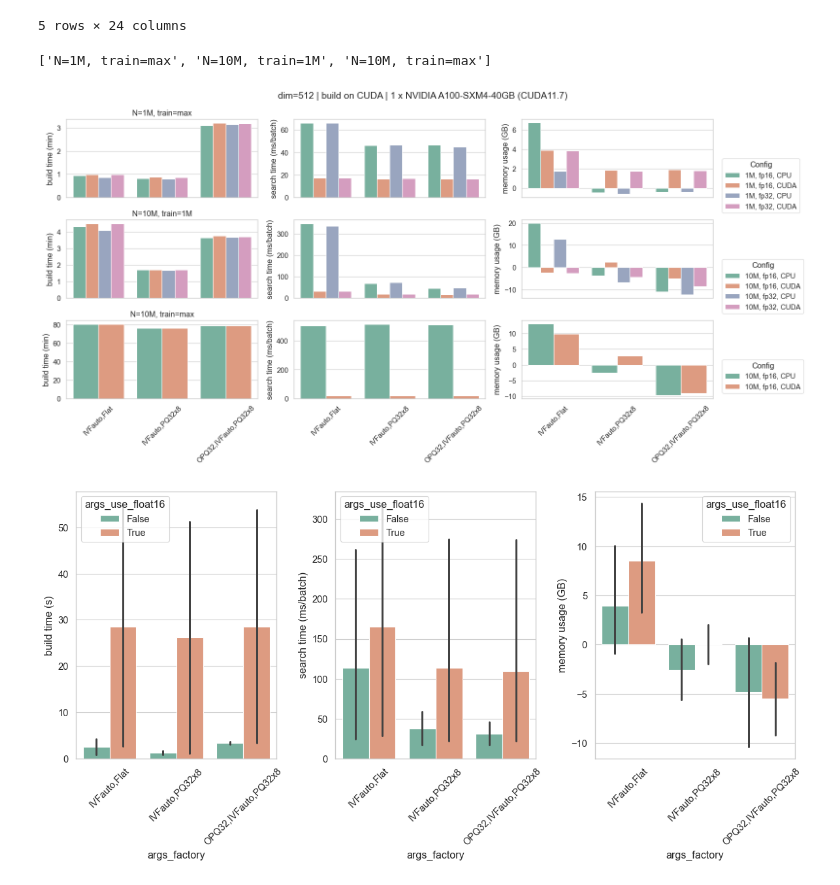
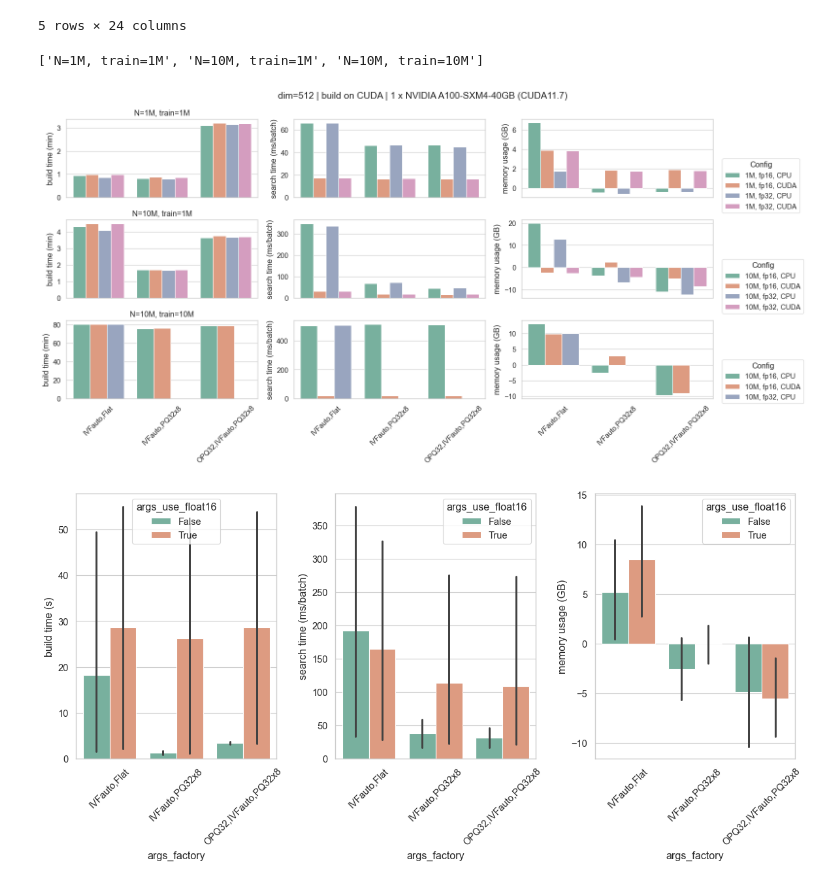
Before and after one commit to VodLM/vod, a Jupyter notebook: investigations/faiss-factory.ipynb, the cells around one changed output. Cells and saved outputs as stored; diff of their text form; code cells hidden in the pictures.

```diff
--- a/investigations/faiss-factory.ipynb
+++ b/investigations/faiss-factory.ipynb
@@ -27,7 +27,7 @@ def _proc_nvecs_train(row):
     nvecs = human_format_nb(row['args_nvecs'])
     ntrain = human_format_nb(row['args_train_size'])
     if ntrain == "nan":
-        return f"N={nvecs}, train=max"
+        return f"N={nvecs}, train={nvecs}"
     return  f"N={nvecs}, train={ntrain}"
 
 def _flatten_nested_dict(d, parent_key="", sep="_"):
@@ -87,36 +87,36 @@ def _collate_fields(sub):
 
 vec_sizes = list(df['nvecs_train'].unique())
 rich.print(vec_sizes)
 fig, raxes = plt.subplots(len(vec_sizes), 3, figsize=(16, 8), sharex=True, sharey=False)
 fig.suptitle(f"dim={df['args_vdim'].unique()[0]} | build on CUDA | {df['cuda_n_devices'].unique()[0]} x {df['cuda_device'].unique()[0]} (CUDA{df['cuda_version'].unique()[0]})")
 for i, v in enumerate(vec_sizes):
-    df_ = df[(df['nvecs_train'] == vec_sizes[i])& (df['args_factory'] != 'OPQ32_512,IVFauto,PQ32x8')
+    df_ = df[( df['nvecs_train'] == vec_sizes[i] )]
     hue = df_[['args_nvecs', 'args_use_float16', 'args_serve_on_gpu' ]].apply(_collate_fields, axis=1)
     axes = raxes[i]
     axes[0].set_title(vec_sizes[i])
     g= sns.barplot(data=df_, x="args_factory", y="times_build", hue=hue, ax=axes[0])
     g.set_xticklabels(g.get_xticklabels(), rotation=45)
     g.set_ylabel("build time (min)")
     g.set_xlabel("")
     g.legend([],[], frameon=False)
     g = sns.barplot(data=df_, x="args_factory", y="times_search", hue=hue, ax=axes[1])
     g.set_xticklabels(g.get_xticklabels(), rotation=45)
     g.set_ylabel("search time (ms/batch)")
     g.set_xlabel("")
     g.legend([],[], frameon=False)
     g = sns.barplot(data=df_, x="args_factory", y="mem_usage", hue=hue, ax=axes[2])
     g.set_xticklabels(g.get_xticklabels(), rotation=45)
     g.set_ylabel("memory usage (GB)")
     g.set_xlabel("")
     # change legend location
     axes[2].legend(bbox_to_anchor=(1.05, 0.5), loc=2, borderaxespad=0., title="Config")
 
 plt.tight_layout()
 plt.savefig("faiss_factory_benchmark.png")
 plt.show()
 # %% [output]
-['N=1M, train=max', 'N=10M, train=1M', 'N=10M, train=max']
+['N=1M, train=1M', 'N=10M, train=1M', 'N=10M, train=10M']
-[figure, old version]
+[figure, new version]
 # %%
 
 hue = "args_use_float16"
@@ -134,4 +134,4 @@ g.set_ylabel("memory usage (GB)")
 plt.tight_layout()
 plt.show()
 # %% [output]
-[figure, old version]
+[figure, new version]
```
Also changed, not shown: 21 other files.
